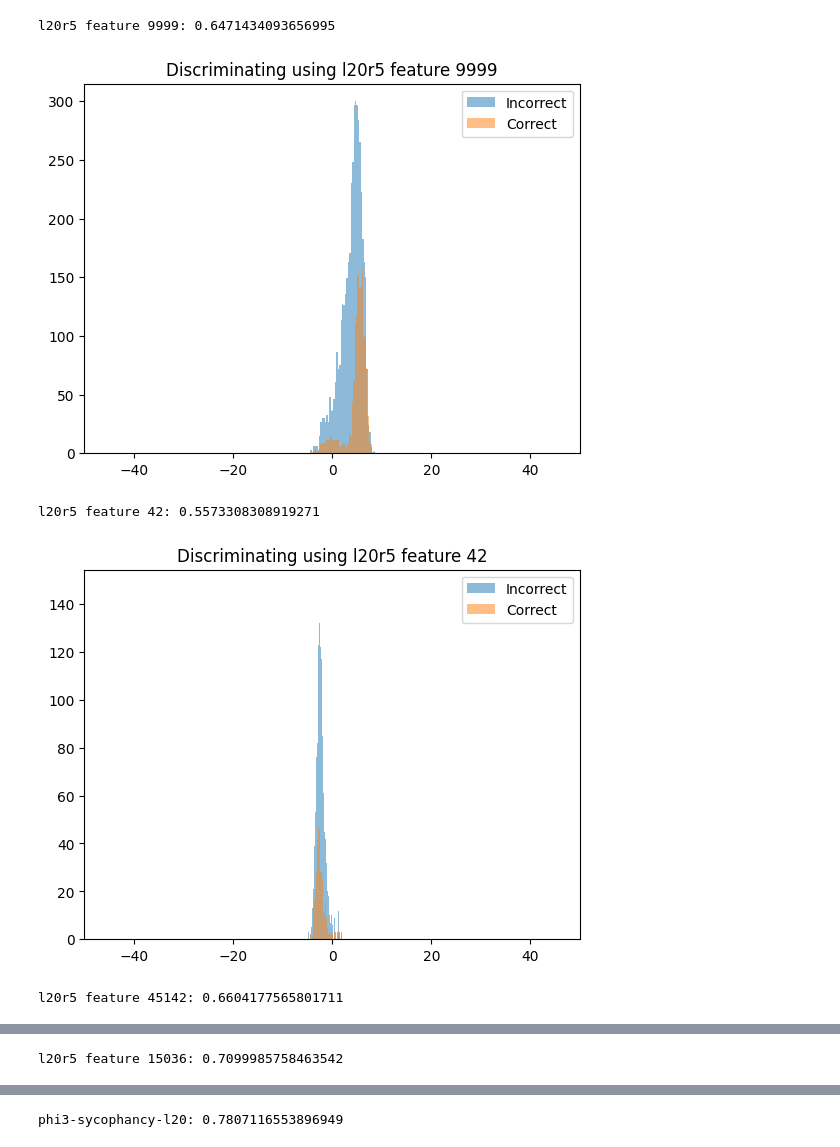
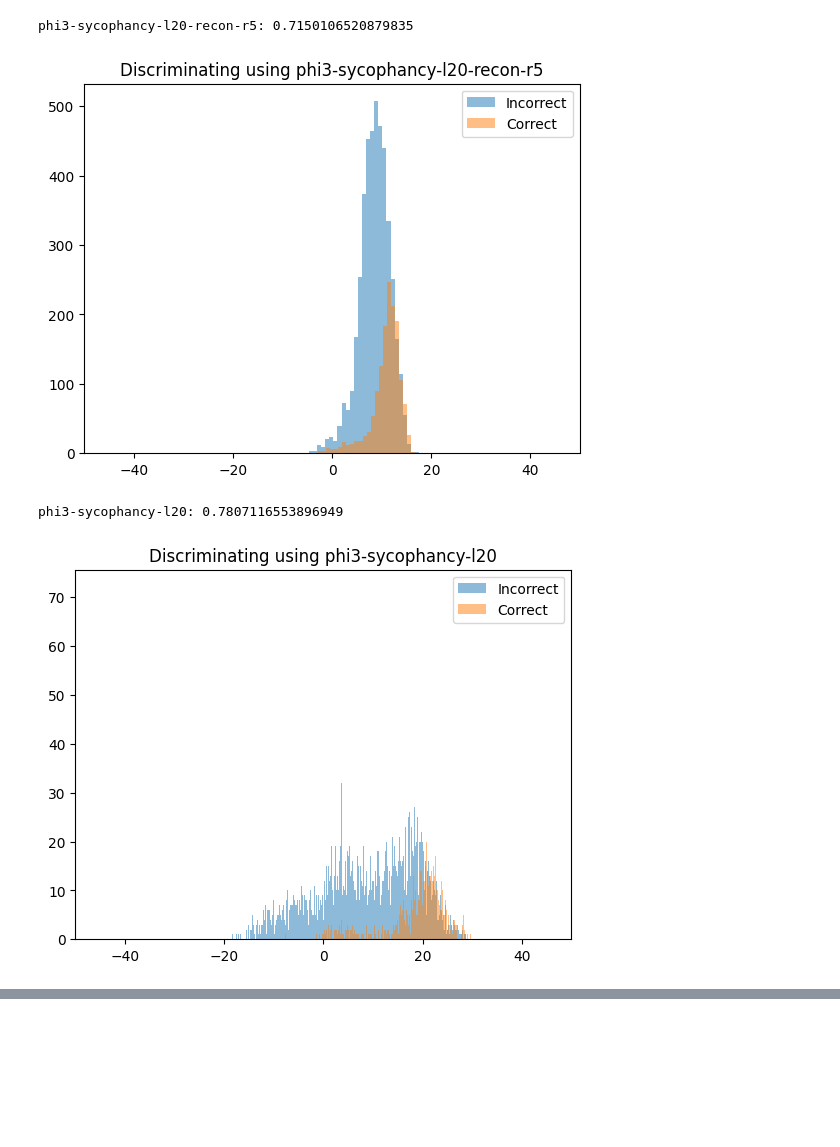
Before and after one commit to neverix/micrlhf-progress, a Jupyter notebook: sprint/sycophancy_mmlu_eval.ipynb, the cells around one changed output, grey strips where cells are left out. Cells and saved outputs as stored; diff of their text form; code cells hidden in the pictures; blank space fills up the shorter version.

Commit message:
Reconstruction misses some things...

```diff
--- a/sprint/sycophancy_mmlu_eval.ipynb
+++ b/sprint/sycophancy_mmlu_eval.ipynb
@@ -32,34 +32,36 @@ resids = mmlu_eval.get_resids(llama, tokenizer, layer)
 # %%
 from micrlhf.utils.load_sae import get_sae
 from sklearn.metrics import roc_auc_score
 import numpy as np
 from matplotlib import pyplot as plt
 
-for feat in (9999, 42, 45142, 15036, None):
+for feat in (9999, 42, 45142, 15036, (20, 5), None)[-2:]:
     if feat is None:
         vector_name = "phi3-sycophancy-l20"
+        vector = download_vector(vector_name, overwrite=True)
+    elif isinstance(feat, tuple):
+        vector_name = f"phi3-sycophancy-l{feat[0]}-recon-r{feat[1]}"
         vector = download_vector(vector_name, overwrite=True)
     else:
         vector_name = f"l20r5 feature {feat}"
         vector = get_sae(20, 5)["W_dec"][feat]
     x = [[], []]
     for vec, correct in resids:
         x[correct].append(float(vec @ vector))
     incorrect = np.asarray(x[0])
     correct = np.asarray(x[1])
     thresholds = np.linspace(-100, 100, 1000)
     labels = [np.ones_like(correct), np.zeros_like(incorrect)]
     roc_auc = max(roc_auc_score(np.concatenate(labels), np.concatenate([correct * s, incorrect * s])) for s in (1, -1))
     print(f"{vector_name}:", roc_auc)
     plt.title(f"Discriminating using {vector_name}")
     plt.xlim(-50, 50)
     plt.hist(x[0], bins=500, alpha=0.5, label="Incorrect")
     plt.hist(x[1], bins=500, alpha=0.5, label="Correct")
     plt.legend()
     plt.show()
 # %% [output]
-l20r5 feature 9999: 0.6471434093656995
+phi3-sycophancy-l20-recon-r5: 0.7150106520879835
-[figure, old version]
+[figure, new version]
-l20r5 feature 42: 0.5573308308919271
+phi3-sycophancy-l20: 0.7807116553896949
-[figure, old version]
+[figure, new version]
-l20r5 feature 45142: 0.6604177565801711
@@ -67 +67,0 @@ l20r5 feature 45142: 0.6604177565801711
-l20r5 feature 15036: 0.7099985758463542
@@ -69 +67,0 @@ l20r5 feature 15036: 0.7099985758463542
-phi3-sycophancy-l20: 0.7807116553896949
```
Also changed, not shown: parts of 1 cell of this notebook, 1 other file.
